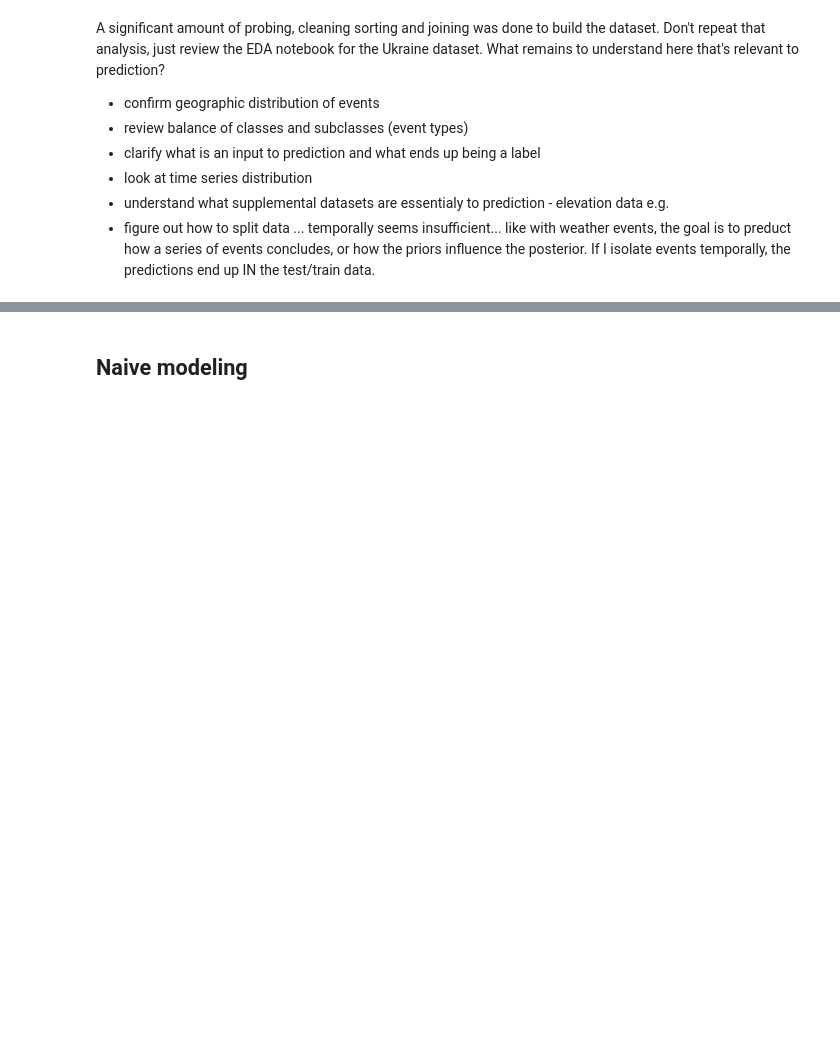
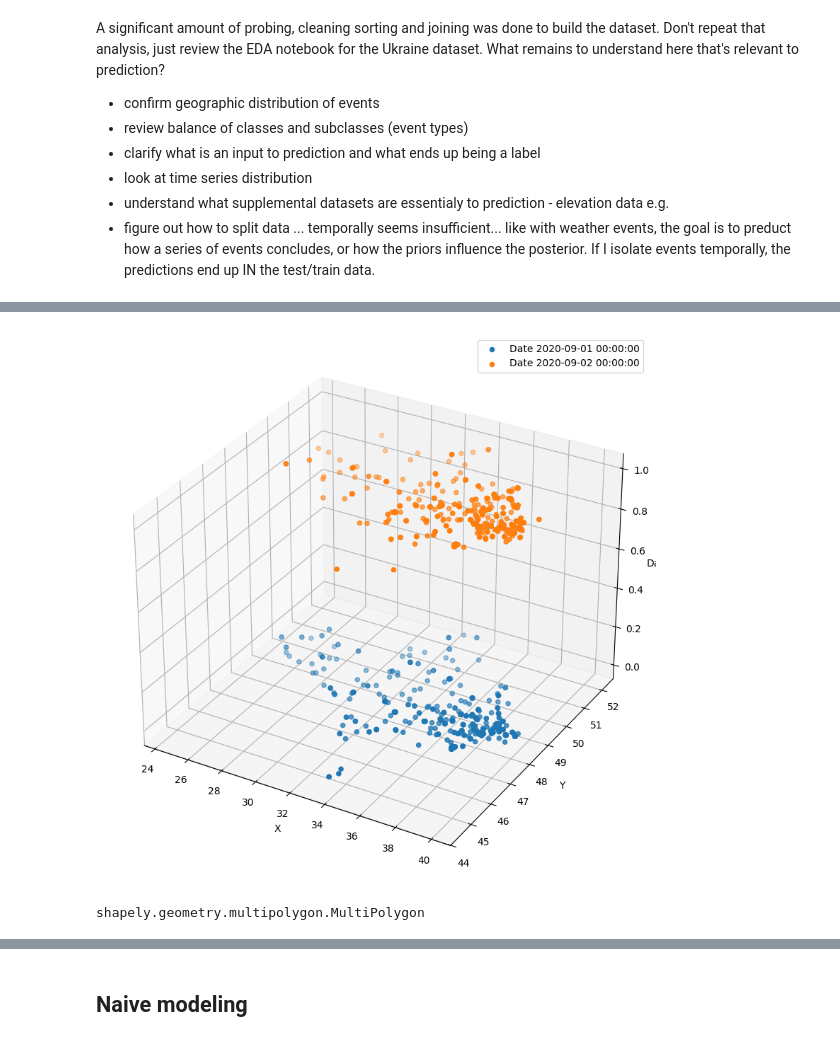
Before and after one commit to auto-d/flashpoint-detector, a Jupyter notebook: notebooks/eda.ipynb, the cells around one changed output, grey strips where cells are left out. Cells and saved outputs as stored; diff of their text form; code cells hidden in the pictures; blank space fills up the shorter version.

```diff
--- a/notebooks/eda.ipynb
+++ b/notebooks/eda.ipynb
@@ -56,0 +102,33 @@ A significant amount of probing, cleaning sorting and joining was done to build
+# %%
+def temporal_scatter(gdf, n_dates=10):
+    """
+    Create a scatter plot of x,ys (presumed to be the active geometry in the supplied DF)
+    using a date column.
+
+    NOTE: Geopandas and matplotlib maneuvering with help from gpt-4o:
+    https://chatgpt.com/share/688cddab-ae9c-8013-ac1a-6b9211e72971
+    """
+    fig = plt.figure(figsize=(10, 8))
+    ax = fig.add_subplot(111, projection='3d')
+
+    dates = sorted(gdf['date'].unique())
+    for i, date in enumerate(dates):
+        if i >= n_dates:
+            break
+
+        slice_df = gdf[gdf['date'] == date]
+        xs = slice_df.geometry.x
+        ys = slice_df.geometry.y
+        zs = np.full_like(xs, i)
+        ax.scatter(xs, ys, zs, label=f'Date {date}', depthshade=True)
+
+    ax.set_xlabel('X')
+    ax.set_ylabel('Y')
+    ax.set_zlabel('Date')
+    plt.legend()
+    plt.tight_layout()
+    plt.show()
+# %%
+temporal_scatter(gdf, n_dates=2)
+# %% [output]
+[figure, added]
@@ -56,0 +140,4 @@ A significant amount of probing, cleaning sorting and joining was done to build
+# %%
+type(gdf.iloc[0].geometry)
+# %% [output]
+shapely.geometry.multipolygon.MultiPolygon
```
Also changed, not shown: parts of 22 cells of this notebook, 3 other files.
